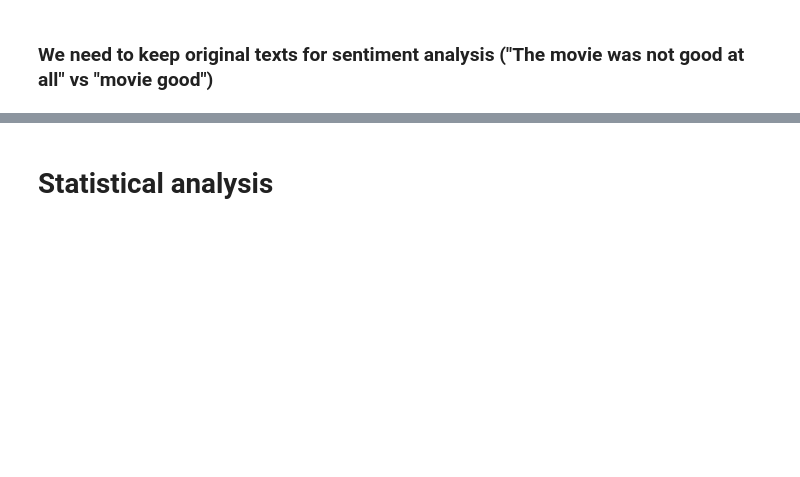
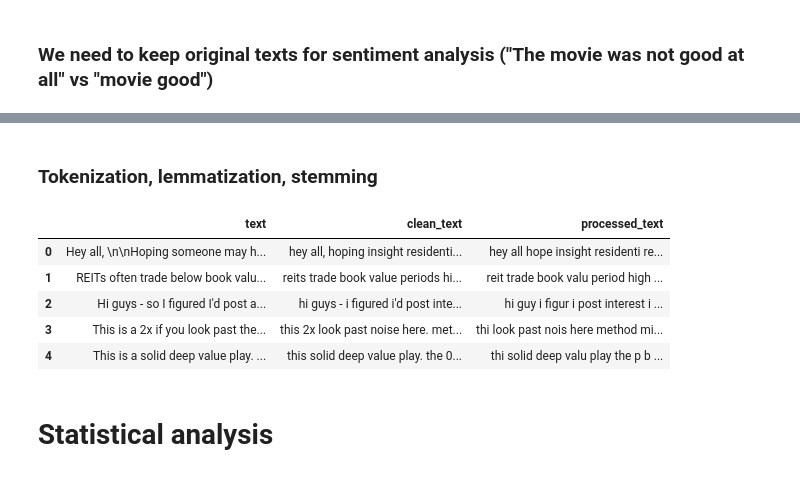
Before and after one commit to AlexIvlev/analytics_platform, a Jupyter notebook: notebooks/eda/YP_2024_Reddit_dataset_EDA.ipynb, the cells around one changed output, grey strips where cells are left out. Saved outputs shown, nothing was run; the diff lists cells and outputs as text; code cells hidden in the pictures; blank space fills up the shorter version.

```diff
--- a/notebooks/eda/YP_2024_Reddit_dataset_EDA.ipynb
+++ b/notebooks/eda/YP_2024_Reddit_dataset_EDA.ipynb
@@ -92,0 +119,2 @@ df[['text', 'clean_text']]
+# %% [markdown]
+### Tokenization, lemmatization, stemming
@@ -93,3 +142,12 @@ df[['text', 'clean_text']]
+# %%
+df[['text', 'clean_text', 'processed_text']].head()
+# %% [output]
+|  | text | clean_text | processed_text |
+| 0 | Hey all, \n\nHoping someone may h... | hey all, hoping insight residenti... | hey all hope insight residenti re... |
+| 1 | REITs often trade below book valu... | reits trade book value periods hi... | reit trade book valu period high ... |
+| 2 | Hi guys - so I figured I'd post a... | hi guys - i figured i'd post inte... | hi guy i figur i post interest i ... |
+| 3 | This is a 2x if you look past the... | this 2x look past noise here. met... | thi look past nois here method mi... |
+| 4 | This is a solid deep value play. ... | this solid deep value play. the 0... | thi solid deep valu play the p b ... |
 # %% [markdown]
 # Statistical analysis
 # %%
```
Also changed, not shown: parts of 16 cells of this notebook.
